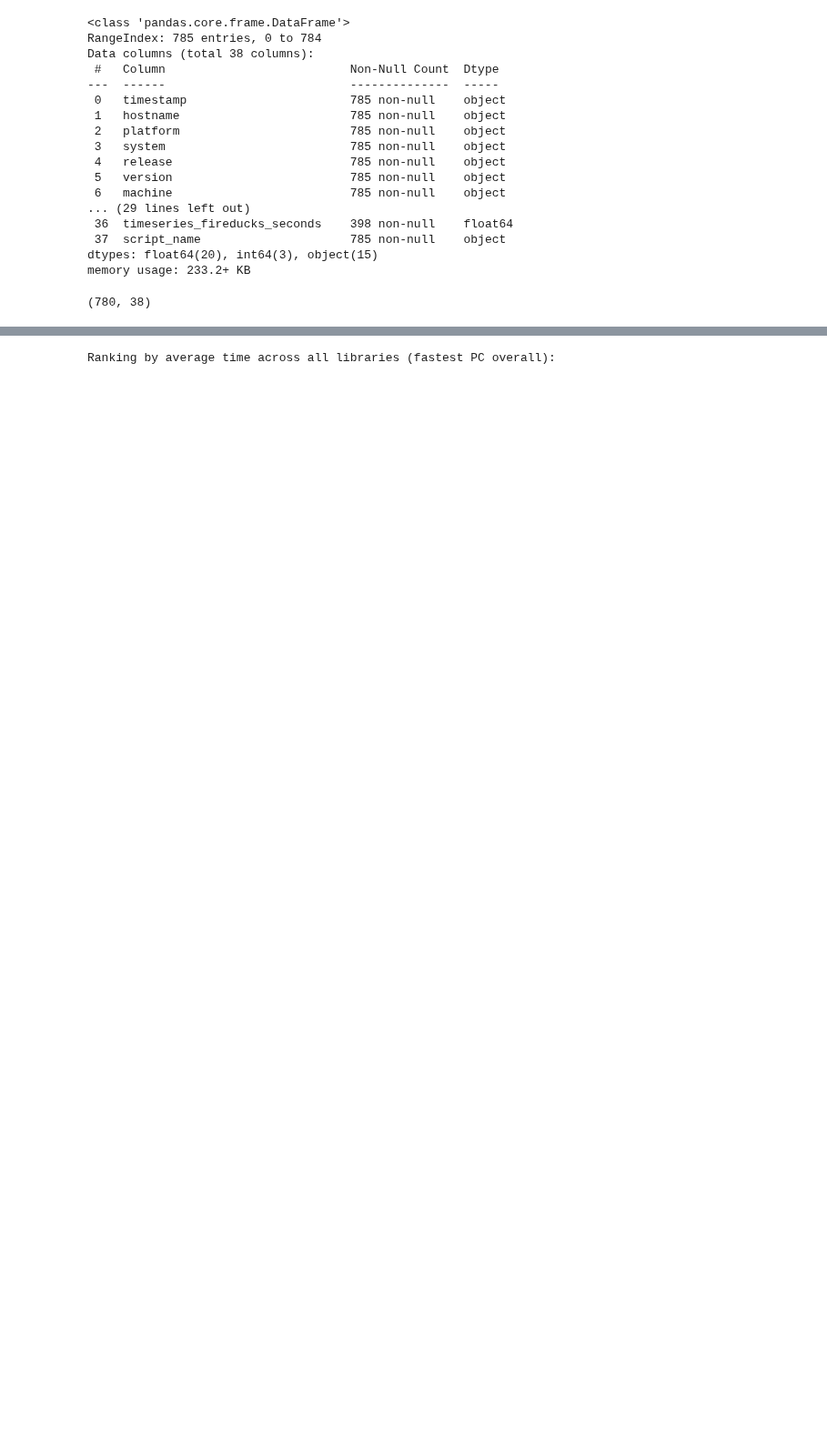
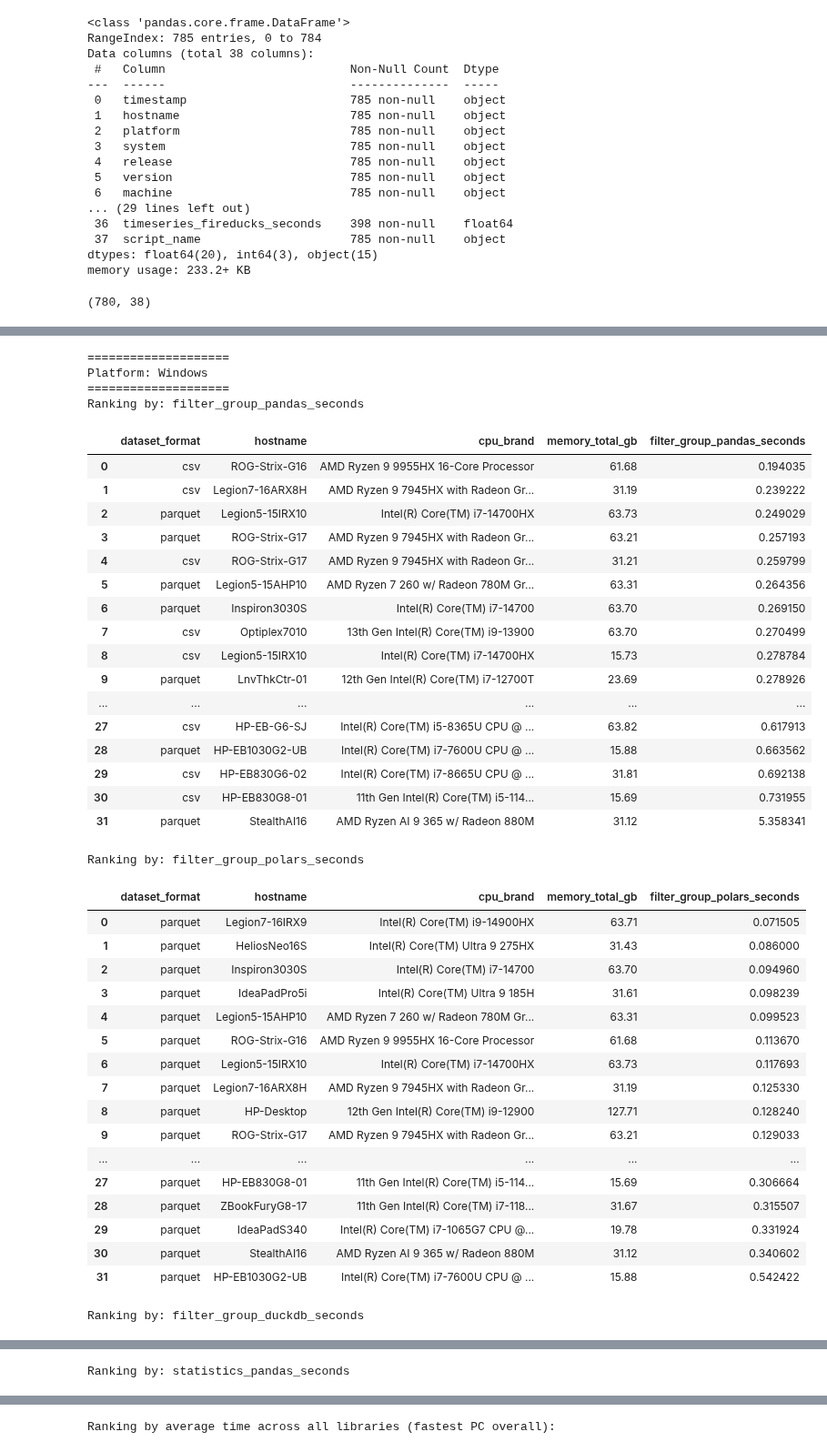
Before and after one commit to lcabrp/data_proc_benchmark, a Jupyter notebook: analysis/01_analysis.ipynb, the cells around one changed output, grey strips where cells are left out. Shown at 91% size. Cells and saved outputs as stored; diff of their text form; code cells hidden in the pictures; blank space fills up the shorter version.

```diff
--- a/analysis/01_analysis.ipynb
+++ b/analysis/01_analysis.ipynb
@@ -249,0 +80,79 @@ fg_p
+# %%
+# Show rankings segregated by platform (fair comparison)
+# Also de-duplicates CSV vs Parquet per host+cpu+mem by keeping only the fastest format.
+cols_to_group = ["dataset_format", "hostname", "cpu_brand", "memory_total_gb"]
+
+# Use a stable preferred order, but only keep platforms that exist in the data
+preferred_system_order = ["Windows", "WSL2", "Linux"]
+systems_present = [s for s in preferred_system_order if s in set(b_df["system"].dropna().unique())]
+
+with pd.option_context("display.max_rows", None):
+    for system in systems_present:
+        print(f"\n====================\nPlatform: {system}\n====================")
+        df_sys = b_df[b_df["system"] == system].copy()
+
+        for col_to_rank in time_cols:
+            # Make sure this metric actually has data on this platform
+            metric_series = pd.to_numeric(df_sys[col_to_rank], errors="coerce").mask(lambda s: s <= 0)
+            if metric_series.notna().sum() == 0:
+                # No timings recorded for this library/test on this platform (e.g., FireDucks on Windows)
+                continue
+
+            # Use the cleaned numeric series for ranking
+            df_sys[col_to_rank] = metric_series
+
+            # Keep only ONE row per host+cpu+mem (but keep the winning dataset_format in the output)
+            df_by_test = get_df_by_test(
+                df_sys,
+                cols_to_group,
+                col_to_rank,
+                dedupe_on=["hostname", "cpu_brand", "memory_total_gb"],
+            ).reset_index(drop=True)
+
+            if df_by_test.empty:
+                continue
+
+            print(f"Ranking by: {col_to_rank}")
+            display(df_by_test)
+            print("\n")
+# %% [output]
+====================
+Platform: Windows
+====================
+Ranking by: filter_group_pandas_seconds
+|  | dataset_format | hostname | cpu_brand | memory_total_gb | filter_group_pandas_seconds |
+| 0 | csv | ROG-Strix-G16 | AMD Ryzen 9 9955HX 16-Core Processor | 61.68 | 0.194035 |
+| 1 | csv | Legion7-16ARX8H | AMD Ryzen 9 7945HX with Radeon Gr... | 31.19 | 0.239222 |
+| 2 | parquet | Legion5-15IRX10 | Intel(R) Core(TM) i7-14700HX | 63.73 | 0.249029 |
+| 3 | parquet | ROG-Strix-G17 | AMD Ryzen 9 7945HX with Radeon Gr... | 63.21 | 0.257193 |
+| 4 | csv | ROG-Strix-G17 | AMD Ryzen 9 7945HX with Radeon Gr... | 31.21 | 0.259799 |
+| 5 | parquet | Legion5-15AHP10 | AMD Ryzen 7 260 w/ Radeon 780M Gr... | 63.31 | 0.264356 |
+| 6 | parquet | Inspiron3030S | Intel(R) Core(TM) i7-14700 | 63.70 | 0.269150 |
+| 7 | csv | Optiplex7010 | 13th Gen Intel(R) Core(TM) i9-13900 | 63.70 | 0.270499 |
+| 8 | csv | Legion5-15IRX10 | Intel(R) Core(TM) i7-14700HX | 15.73 | 0.278784 |
+| 9 | parquet | LnvThkCtr-01 | 12th Gen Intel(R) Core(TM) i7-12700T | 23.69 | 0.278926 |
+| ... | ... | ... | ... | ... | ... |
+| 27 | csv | HP-EB-G6-SJ | Intel(R) Core(TM) i5-8365U CPU @ ... | 63.82 | 0.617913 |
+| 28 | parquet | HP-EB1030G2-UB | Intel(R) Core(TM) i7-7600U CPU @ ... | 15.88 | 0.663562 |
+| 29 | csv | HP-EB830G6-02 | Intel(R) Core(TM) i7-8665U CPU @ ... | 31.81 | 0.692138 |
+| 30 | csv | HP-EB830G8-01 | 11th Gen Intel(R) Core(TM) i5-114... | 15.69 | 0.731955 |
+| 31 | parquet | StealthAI16 | AMD Ryzen AI 9 365 w/ Radeon 880M | 31.12 | 5.358341 |
+Ranking by: filter_group_polars_seconds
+|  | dataset_format | hostname | cpu_brand | memory_total_gb | filter_group_polars_seconds |
+| 0 | parquet | Legion7-16IRX9 | Intel(R) Core(TM) i9-14900HX | 63.71 | 0.071505 |
+| 1 | parquet | HeliosNeo16S | Intel(R) Core(TM) Ultra 9 275HX | 31.43 | 0.086000 |
+| 2 | parquet | Inspiron3030S | Intel(R) Core(TM) i7-14700 | 63.70 | 0.094960 |
+| 3 | parquet | IdeaPadPro5i | Intel(R) Core(TM) Ultra 9 185H | 31.61 | 0.098239 |
+| 4 | parquet | Legion5-15AHP10 | AMD Ryzen 7 260 w/ Radeon 780M Gr... | 63.31 | 0.099523 |
+| 5 | parquet | ROG-Strix-G16 | AMD Ryzen 9 9955HX 16-Core Processor | 61.68 | 0.113670 |
+| 6 | parquet | Legion5-15IRX10 | Intel(R) Core(TM) i7-14700HX | 63.73 | 0.117693 |
+| 7 | parquet | Legion7-16ARX8H | AMD Ryzen 9 7945HX with Radeon Gr... | 31.19 | 0.125330 |
+| 8 | parquet | HP-Desktop | 12th Gen Intel(R) Core(TM) i9-12900 | 127.71 | 0.128240 |
+| 9 | parquet | ROG-Strix-G17 | AMD Ryzen 9 7945HX with Radeon Gr... | 63.21 | 0.129033 |
+| ... | ... | ... | ... | ... | ... |
+| 27 | parquet | HP-EB830G8-01 | 11th Gen Intel(R) Core(TM) i5-114... | 15.69 | 0.306664 |
+| 28 | parquet | ZBookFuryG8-17 | 11th Gen Intel(R) Core(TM) i7-118... | 31.67 | 0.315507 |
+| 29 | parquet | IdeaPadS340 | Intel(R) Core(TM) i7-1065G7 CPU @... | 19.78 | 0.331924 |
+| 30 | parquet | StealthAI16 | AMD Ryzen AI 9 365 w/ Radeon 880M | 31.12 | 0.340602 |
+| 31 | parquet | HP-EB1030G2-UB | Intel(R) Core(TM) i7-7600U CPU @ ... | 15.88 | 0.542422 |
+Ranking by: filter_group_duckdb_seconds
@@ -249,0 +176 @@ fg_p
+Ranking by: statistics_pandas_seconds
```
Also changed, not shown: parts of 16 cells of this notebook.
